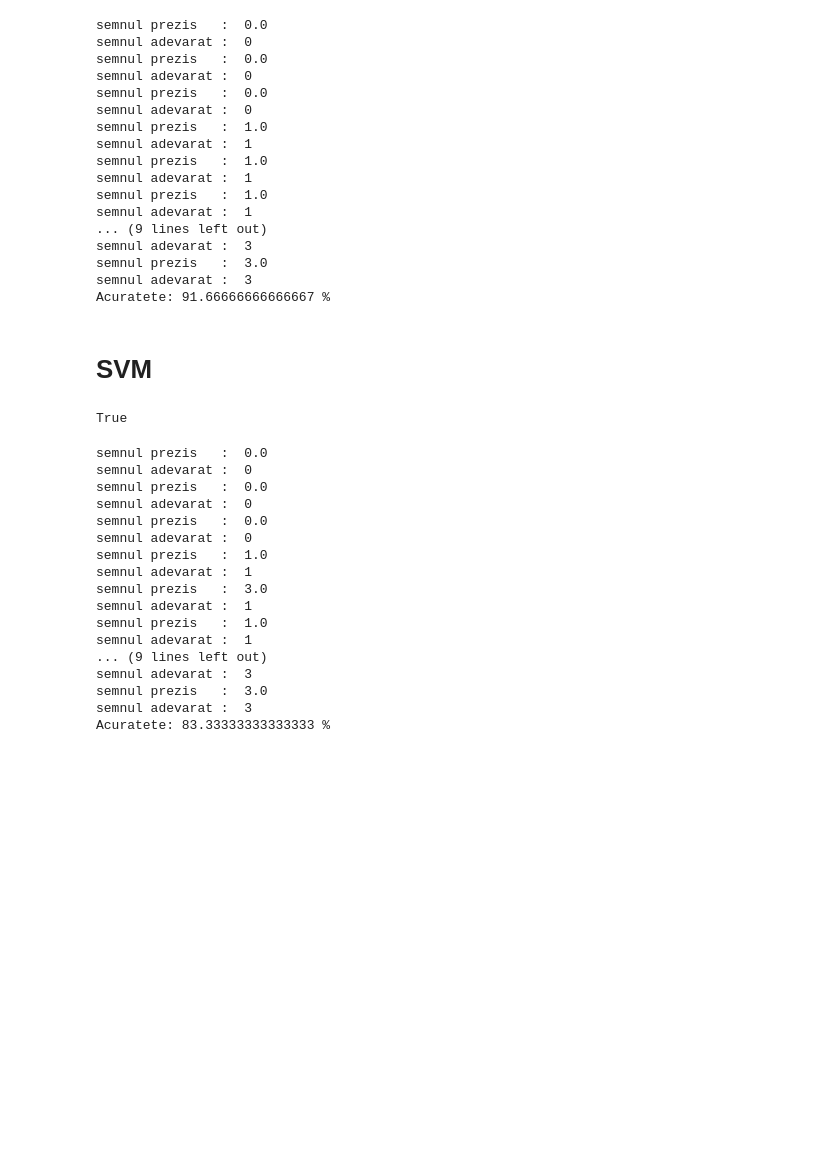
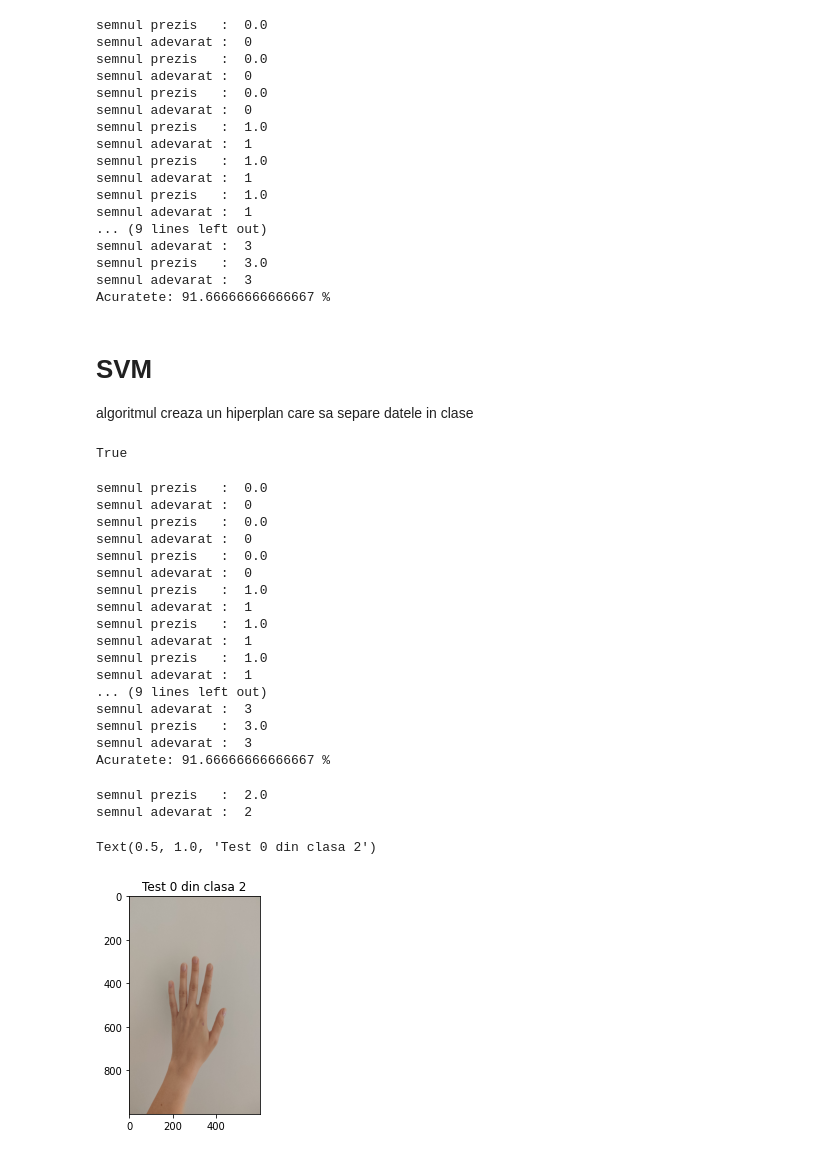
Before and after one commit to teodora-vaman/Sign-Rcognition, a Jupyter notebook: sign_recon_final.ipynb, the cells around one changed output. Saved outputs shown, nothing was run; the diff lists cells and outputs as text; code cells hidden in the pictures; blank space fills up the shorter version.

```diff
--- a/sign_recon_final.ipynb
+++ b/sign_recon_final.ipynb
@@ -489,23 +493,26 @@ semnul adevarat :  3
 semnul prezis   :  3.0
 semnul adevarat :  3
 Acuratete: 91.66666666666667 %
-# %% [markdown]
-# SVM
+# %% [markdown]
+# SVM
+
+algoritmul creaza un hiperplan care sa separe datele in clase
 # %%
 ## SUPPORT VECTOR MACHINE
 import copy
-train_descr_copy = copy.deepcopy(train_set)
-y_train_copy = copy.deepcopy(label_train)
+train_set_copy = copy.deepcopy(train_set)
+label_train_copy = copy.deepcopy(label_train)
 
-train_descr_copy = np.array(train_descr_copy).astype(np.float32)
-y_train_copy = y_train_copy.reshape(-1).astype(np.int32)
-train_descr_copy = train_descr_copy.reshape(28,-1)
+train_set_copy = np.array(train_set).astype(np.float32)
+label_train_copy = label_train_copy.reshape(-1).astype(np.int32)
+train_descr_copy = train_set.reshape(28,-1)
 
 svm = cv2.ml.SVM_create()
-svm.setType(cv2.ml.SVM_C_SVC)
+svm.setType(cv2.ml.SVM_C_SVC) # C_SVC e folosit pt n > 2 clase
 svm.setKernel(cv2.ml.SVM_LINEAR)
-svm.setDegree(4)
-svm.train(train_descr_copy,cv2.ml.ROW_SAMPLE,y_train_copy)
+svm.setDegree(5)
+svm.setC(0.01)
+svm.train(train_descr_copy,cv2.ml.ROW_SAMPLE,label_train_copy)
 # %% [output]
 True
 # %%
@@ -515,6 +522,7 @@ for i,desc_class in enumerate(test_set):
   for descr in desc_class:
     descr = np.array(descr).astype(np.float32)
     descr = descr.reshape(1,-1)
+    res = svm.predict(descr)
     label = svm.predict(descr)[1][0][0]
     print('semnul prezis   : ',label)
     print('semnul adevarat : ',i)
@@ -534,7 +542,7 @@ semnul prezis   :  0.0
 semnul adevarat :  0
 semnul prezis   :  1.0
 semnul adevarat :  1
-semnul prezis   :  3.0
+semnul prezis   :  1.0
 semnul adevarat :  1
 semnul prezis   :  1.0
 semnul adevarat :  1
@@ -542,4 +550,27 @@ semnul adevarat :  1
 semnul adevarat :  3
 semnul prezis   :  3.0
 semnul adevarat :  3
-Acuratete: 83.33333333333333 %
+Acuratete: 91.66666666666667 %
+# %%
+test_cls = 2
+test_img = 0
+
+test_tmp = test[test_cls][test_img].copy()
+test_tmp = segmentare_imagine(test_tmp)
+descriptor = extract_descriptor(test_tmp)
+
+descriptor = np.array(descriptor).astype(np.float32)
+descriptor = descriptor.reshape(1,-1)
+
+label = svm.predict(descriptor)[1][0][0]
+print('semnul prezis   : ', label)
+print('semnul adevarat : ', test_cls)
+
+plt.figure()
+plt.imshow(test[test_cls][test_img])
+plt.title("Test {} din clasa {}".format(test_img,test_cls))
+# %% [output]
+semnul prezis   :  2.0
+semnul adevarat :  2
+Text(0.5, 1.0, 'Test 0 din clasa 2')
+[figure, added]
```
Also changed, not shown: parts of 3 cells of this notebook, 1 other file.
